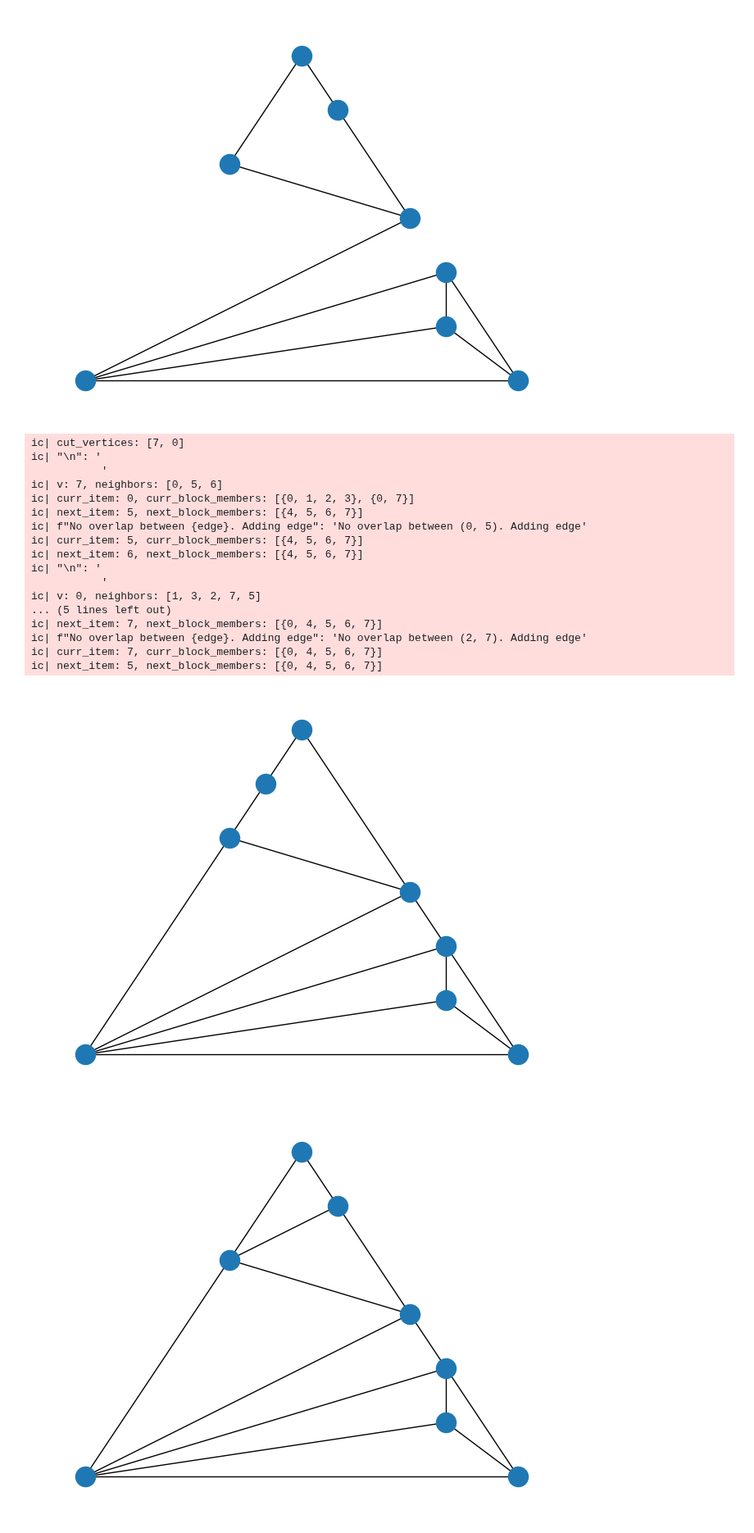
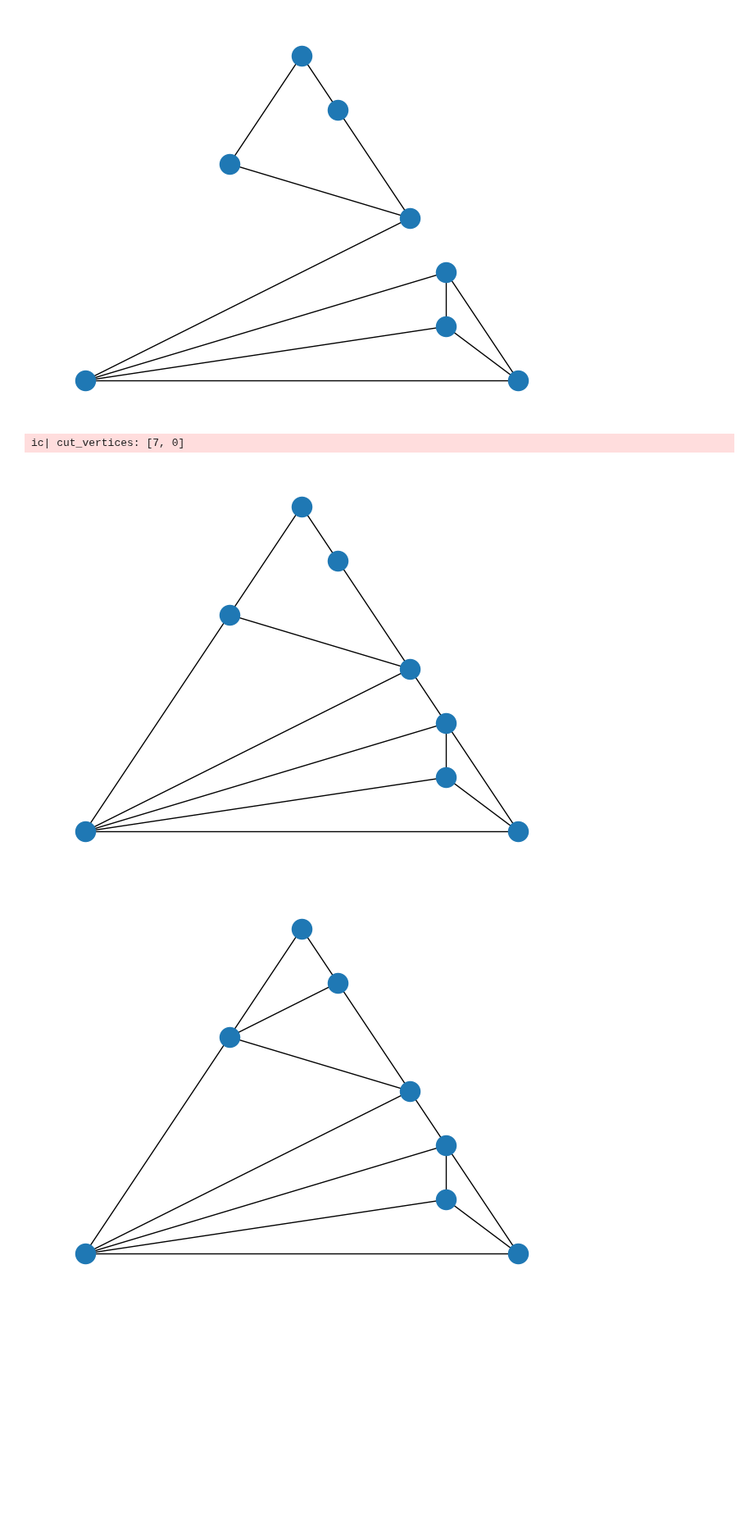
Before and after one commit to juliet29/bisht2022, a Jupyter notebook: test06_checks.ipynb, the cells around one changed output. Shown at 82% size. Drawn from its saved outputs; the diff is of its cells as text; code cells hidden in the pictures; blank space fills up the shorter version.

```diff
--- a/test06_checks.ipynb
+++ b/test06_checks.ipynb
@@ -9,26 +11,11 @@ nx.draw_planar(st_graph())
 # %% [output]
 [figure]
 # %%
-G_st_bicon = biconnect(G_st)
-test_biconnect(G_st_bicon)
+a = Augment(G_st)
+G_st_bicon = a.biconnect()
+a.test_biconnect()
 nx.draw_planar(G_st_bicon)
 # %% [output]
 ic| cut_vertices: [7, 0]
-ic| "\n": '
-           '
-ic| v: 7, neighbors: [0, 5, 6]
-ic| curr_item: 0, curr_block_members: [{0, 1, 2, 3}, {0, 7}]
-ic| next_item: 5, next_block_members: [{4, 5, 6, 7}]
-ic| f"No overlap between {edge}. Adding edge": 'No overlap between (0, 5). Adding edge'
-ic| curr_item: 5, curr_block_members: [{4, 5, 6, 7}]
-ic| next_item: 6, next_block_members: [{4, 5, 6, 7}]
-ic| "\n": '
-           '
-ic| v: 0, neighbors: [1, 3, 2, 7, 5]
-... (5 lines left out)
-ic| next_item: 7, next_block_members: [{0, 4, 5, 6, 7}]
-ic| f"No overlap between {edge}. Adding edge": 'No overlap between (2, 7). Adding edge'
-ic| curr_item: 7, curr_block_members: [{0, 4, 5, 6, 7}]
-ic| next_item: 5, next_block_members: [{0, 4, 5, 6, 7}]
-[figure, old version]
+[figure, new version]
 # %%
```
Also changed, not shown: parts of 15 cells of this notebook, 5 other files.
